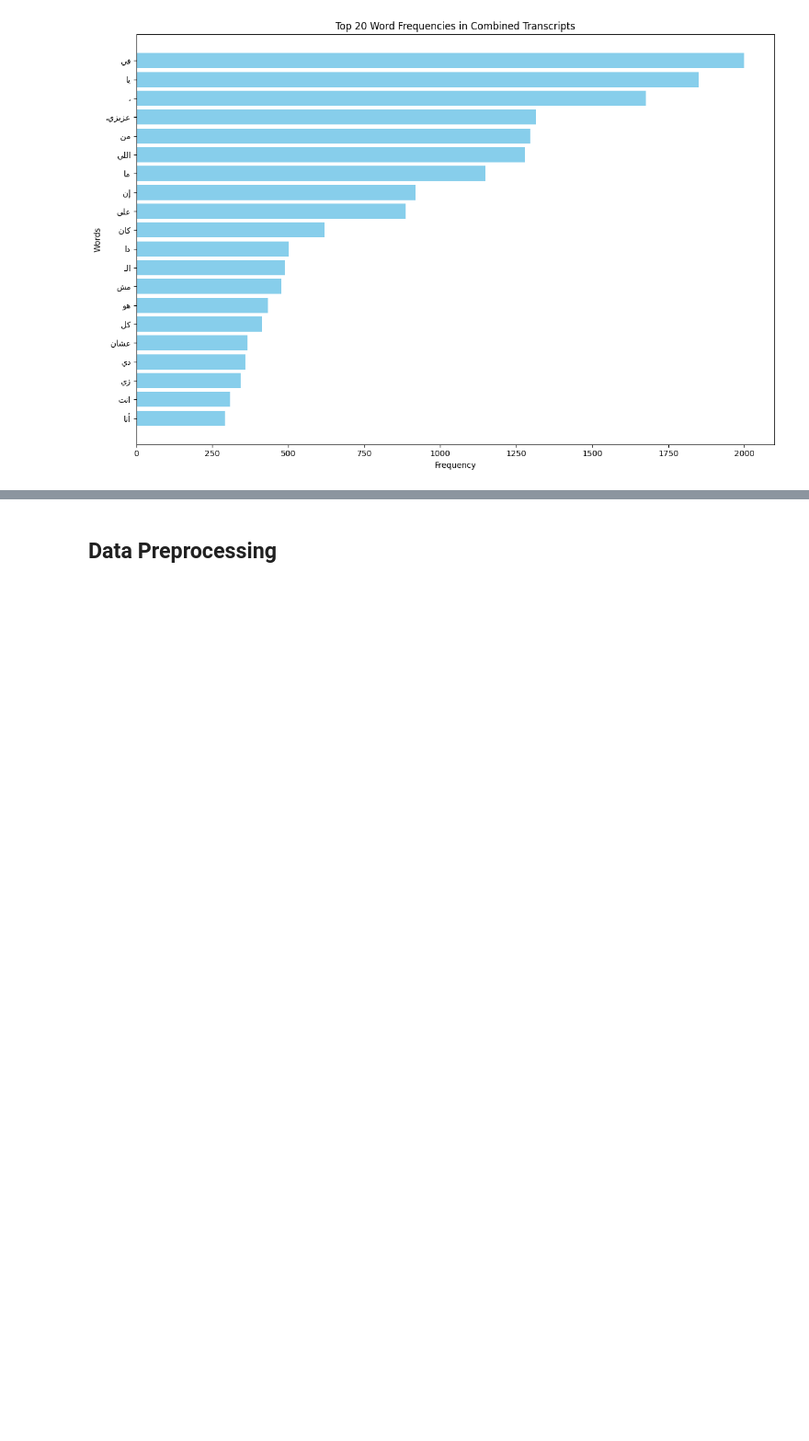
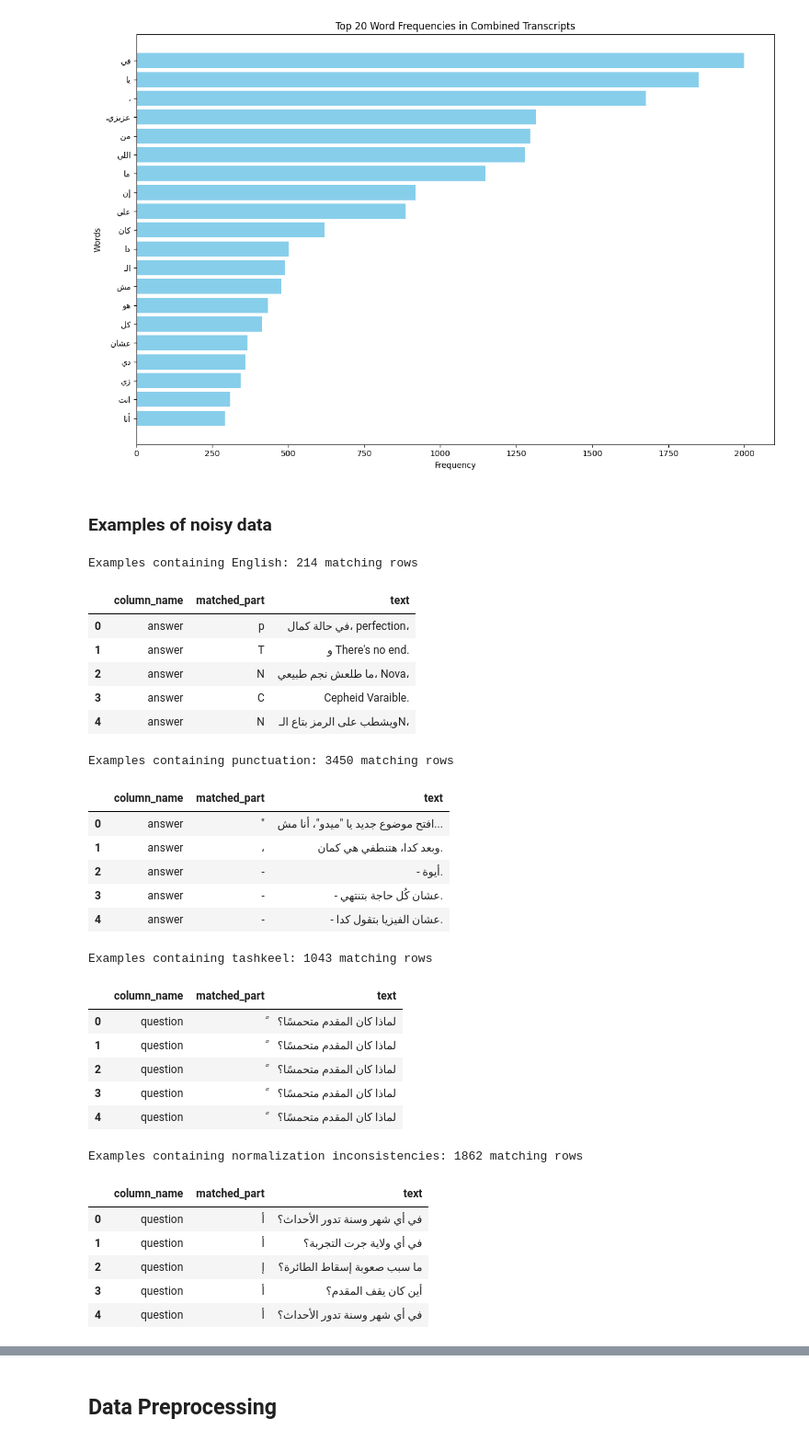
Before and after one commit to Raed108/NLP-Project, a Jupyter notebook: ms1_analysis.ipynb, the cells around one changed output, grey strips where cells are left out. Shown at 92% size. Cells and saved outputs as stored; diff of their text form; code cells hidden in the pictures; blank space fills up the shorter version.

Commit message:
add examples of noisy data and why cleaning is necessary

```diff
--- a/ms1_analysis.ipynb
+++ b/ms1_analysis.ipynb
@@ -619,3 +619,67 @@ plt.tight_layout()
 plt.show()
 # %% [output]
 [figure]
+# %% [markdown]
+### Examples of noisy data
+# %%
+raw_files = glob.glob("data/QA/*.csv")
+raw_df = pd.concat([pd.read_csv(file_path) for file_path in raw_files], ignore_index=True)
+
+raw_long = raw_df[["question", "answer"]].melt(
+    var_name="column_name",
+    value_name="text"
+).dropna()
+raw_long["text"] = raw_long["text"].astype(str)
+
+english_pattern = r"[A-Za-z]"
+punctuation_pattern = r"[،ـ«»‹›“”‘’\.,;:!\?\-_/\\|@#$%^&*+=<>~`\"'\(\)\[\]\{\}]"
+tashkeel_pattern = r"[\u0617-\u061A\u064B-\u0652]"
+normalization_pattern = r"[إأآىگ]"
+
+
+def sample_noise_examples(dataframe, pattern, label, sample_size=5):
+    matches = dataframe[dataframe["text"].str.contains(pattern, regex=True, na=False)].copy()
+    matches["matched_part"] = matches["text"].str.extract(f"({pattern})", expand=False)
+    # matches["normalized_preview"] = matches["text"].apply(normalize_text)
+
+    print(f"\n{label}: {len(matches)} matching rows")
+    display(
+        matches[["column_name", "matched_part", "text"]]
+        .head(sample_size)
+        .reset_index(drop=True)
+    )
+
+
+sample_noise_examples(raw_long, english_pattern, "Examples containing English")
+sample_noise_examples(raw_long, punctuation_pattern, "Examples containing punctuation")
+sample_noise_examples(raw_long, tashkeel_pattern, "Examples containing tashkeel")
+sample_noise_examples(raw_long, normalization_pattern, "Examples containing normalization inconsistencies")
+# %% [output]
+Examples containing English: 214 matching rows
+|  | column_name | matched_part | text |
+| 0 | answer | p | في حالة كمال، perfection، |
+| 1 | answer | T | و There's no end. |
+| 2 | answer | N | ما طلعش نجم طبيعي، Nova، |
+| 3 | answer | C | Cepheid Varaible. |
+| 4 | answer | N | ويشطب على الرمز بتاع الـN، |
+Examples containing punctuation: 3450 matching rows
+|  | column_name | matched_part | text |
+| 0 | answer | " | افتح موضوع جديد يا "ميدو"، أنا مش... |
+| 1 | answer | ، | وبعد كدا، هتنطفي هي كمان. |
+| 2 | answer | - | - أيوة. |
+| 3 | answer | - | - عشان كُل حاجة بتنتهي. |
+| 4 | answer | - | - عشان الفيزيا بتقول كدا. |
+Examples containing tashkeel: 1043 matching rows
+|  | column_name | matched_part | text |
+| 0 | question | ً | لماذا كان المقدم متحمسًا؟ |
+| 1 | question | ً | لماذا كان المقدم متحمسًا؟ |
+| 2 | question | ً | لماذا كان المقدم متحمسًا؟ |
+| 3 | question | ً | لماذا كان المقدم متحمسًا؟ |
+| 4 | question | ً | لماذا كان المقدم متحمسًا؟ |
+Examples containing normalization inconsistencies: 1862 matching rows
+|  | column_name | matched_part | text |
+| 0 | question | أ | في أي شهر وسنة تدور الأحداث؟ |
+| 1 | question | أ | في أي ولاية جرت التجربة؟ |
+| 2 | question | إ | ما سبب صعوبة إسقاط الطائرة؟ |
+| 3 | question | أ | أين كان يقف المقدم؟ |
+| 4 | question | أ | في أي شهر وسنة تدور الأحداث؟ |
```
Also changed, not shown: parts of 2 cells of this notebook.
